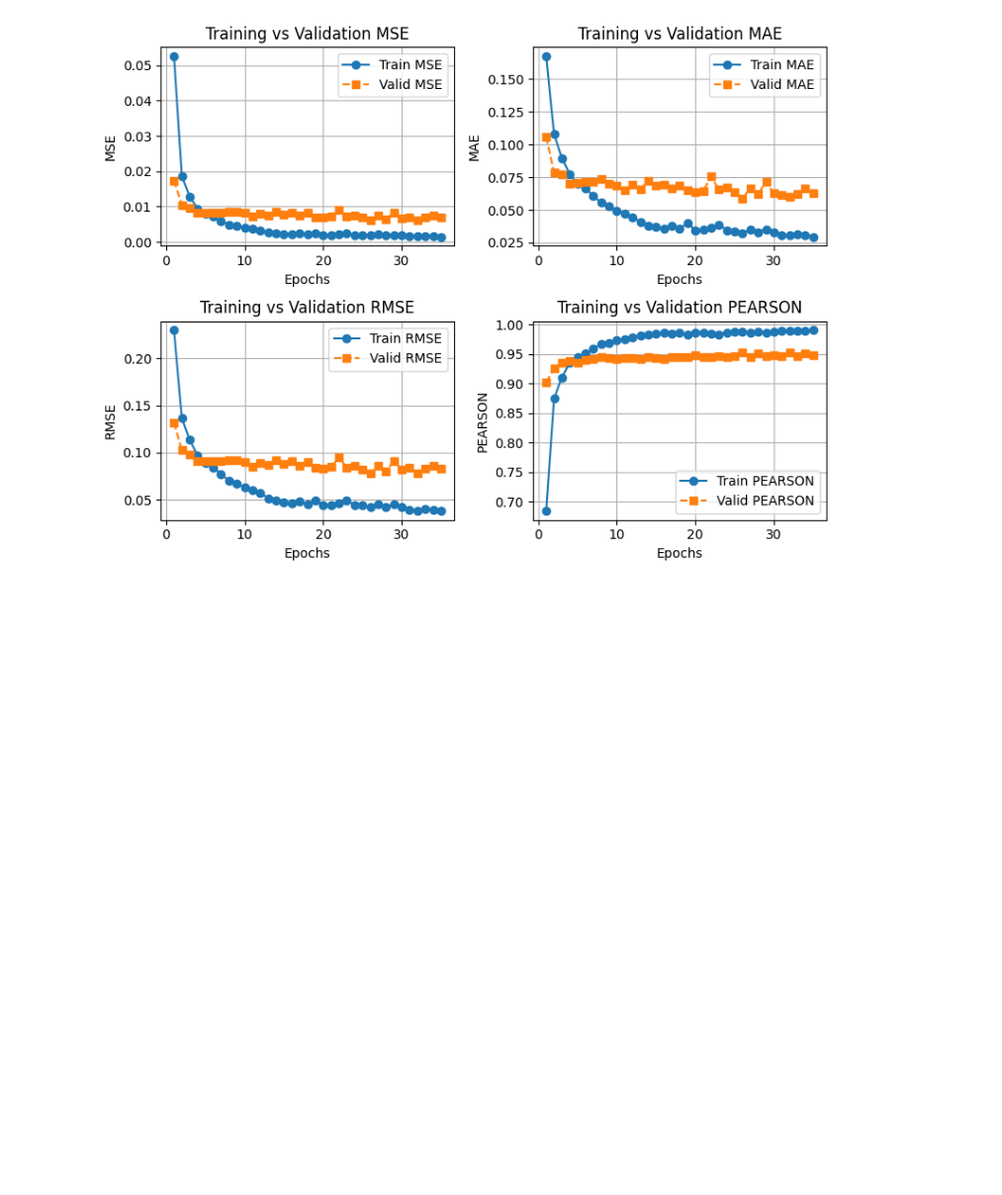
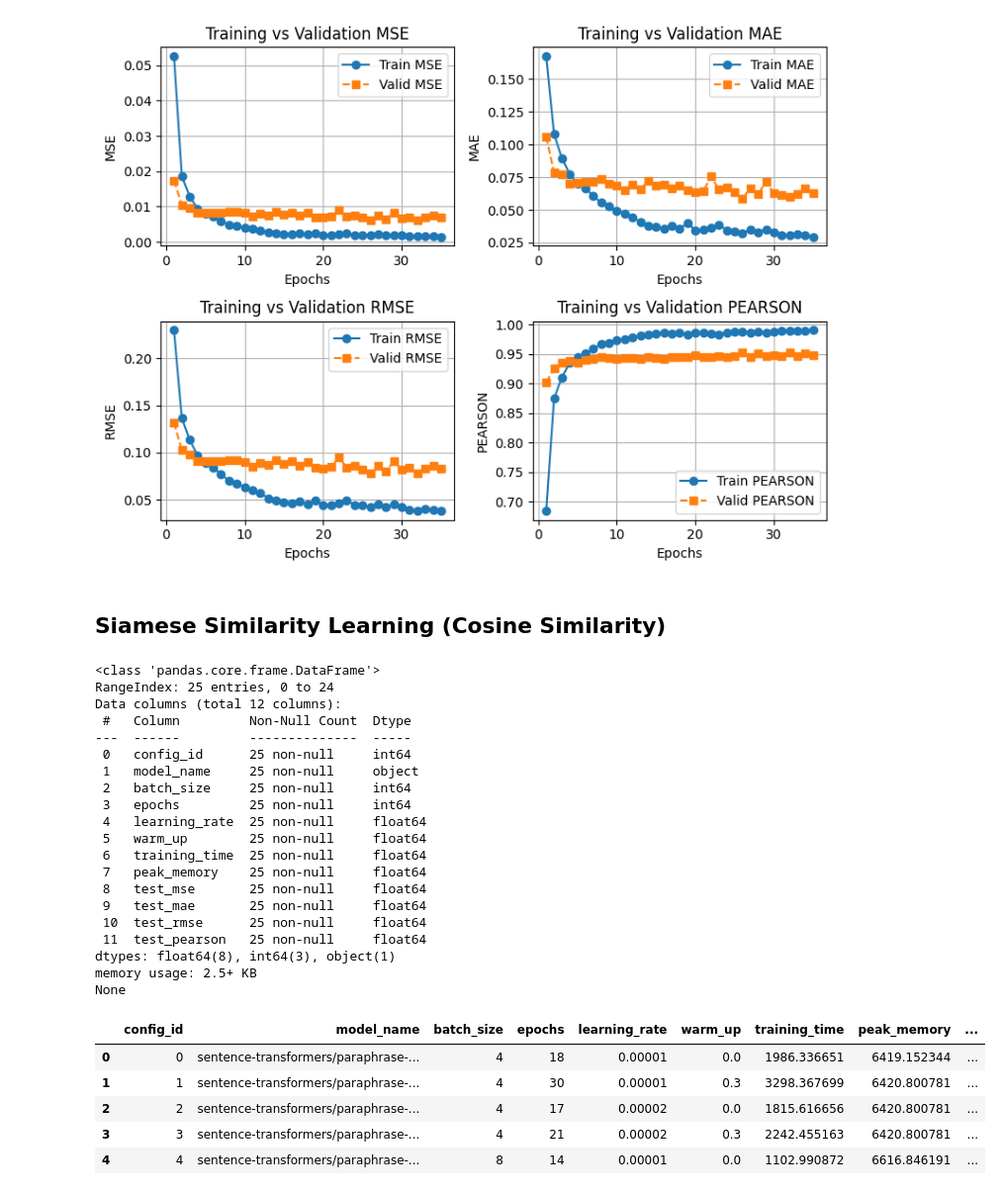
Before and after one commit to bwbayu/llm_aes, a Jupyter notebook: notebooks/bert_analysis.ipynb, the cells around one changed output. Shown at 99% size. Cells and saved outputs as stored; diff of their text form; code cells hidden in the pictures; blank space fills up the shorter version.

```diff
--- a/notebooks/bert_analysis.ipynb
+++ b/notebooks/bert_analysis.ipynb
@@ -1152,3 +1150,36 @@ df_bert_mlr_after_0 = df_bert_epoch_mlr_after[df_bert_epoch_mlr_after['config_id
 plot_training(df_bert_mlr_after_0)
 # %% [output]
 [figure]
+# %% [markdown]
+## Siamese Similarity Learning (Cosine Similarity)
+# %%
+df_sim = pd.read_csv("../experiments/results/results_model_siamese.csv")
+print(df_sim.info())
+df_sim.head()
+# %% [output]
+<class 'pandas.core.frame.DataFrame'>
+RangeIndex: 25 entries, 0 to 24
+Data columns (total 12 columns):
+ #   Column         Non-Null Count  Dtype
+---  ------         --------------  -----
+ 0   config_id      25 non-null     int64
+ 1   model_name     25 non-null     object
+ 2   batch_size     25 non-null     int64
+ 3   epochs         25 non-null     int64
+ 4   learning_rate  25 non-null     float64
+ 5   warm_up        25 non-null     float64
+ 6   training_time  25 non-null     float64
+ 7   peak_memory    25 non-null     float64
+ 8   test_mse       25 non-null     float64
+ 9   test_mae       25 non-null     float64
+ 10  test_rmse      25 non-null     float64
+ 11  test_pearson   25 non-null     float64
+dtypes: float64(8), int64(3), object(1)
+memory usage: 2.5+ KB
+None
+|  | config_id | model_name | batch_size | epochs | learning_rate | warm_up | training_time | peak_memory | ... |
+| 0 | 0 | sentence-transformers/paraphrase-... | 4 | 18 | 0.00001 | 0.0 | 1986.336651 | 6419.152344 | ... |
+| 1 | 1 | sentence-transformers/paraphrase-... | 4 | 30 | 0.00001 | 0.3 | 3298.367699 | 6420.800781 | ... |
+| 2 | 2 | sentence-transformers/paraphrase-... | 4 | 17 | 0.00002 | 0.0 | 1815.616656 | 6420.800781 | ... |
+| 3 | 3 | sentence-transformers/paraphrase-... | 4 | 21 | 0.00002 | 0.3 | 2242.455163 | 6420.800781 | ... |
+| 4 | 4 | sentence-transformers/paraphrase-... | 8 | 14 | 0.00001 | 0.0 | 1102.990872 | 6616.846191 | ... |
```
Also changed, not shown: parts of 9 cells of this notebook.
